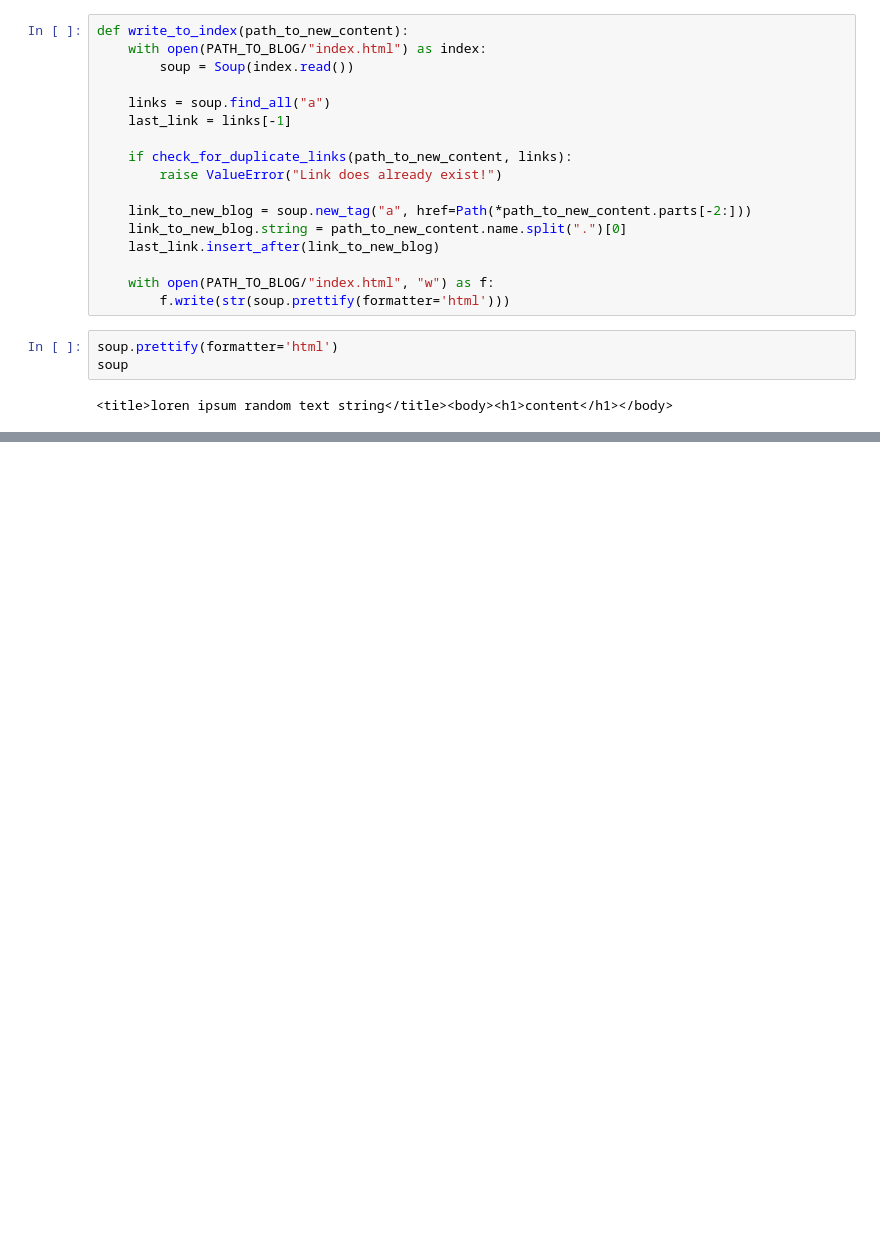
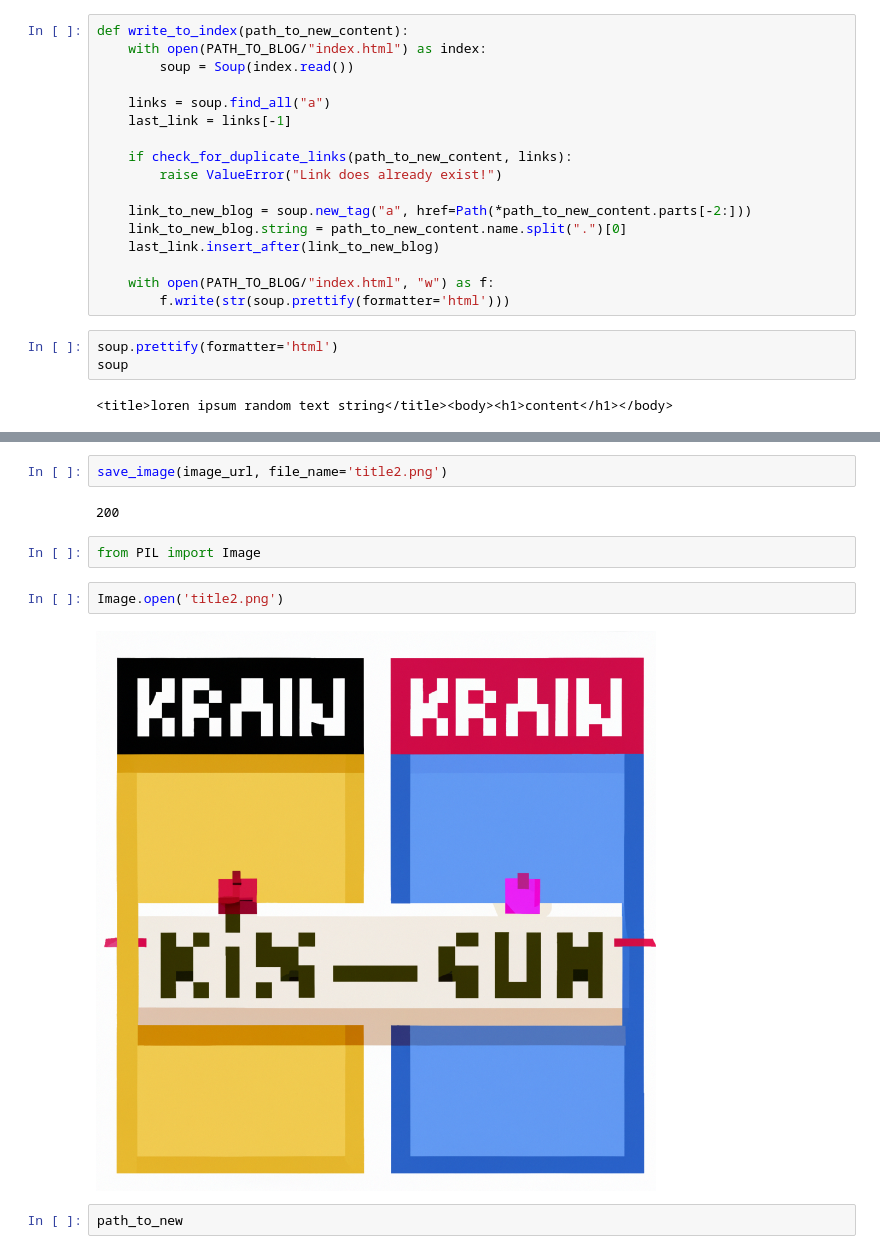
Before and after one commit to fmbyv/fmbyv.github.io, a Jupyter notebook: blogpost.ipynb, the cells around one changed output, grey strips where cells are left out. Cells and saved outputs as stored; diff of their text form; blank space fills up the shorter version.

```diff
--- a/blogpost.ipynb
+++ b/blogpost.ipynb
@@ -131,0 +210,12 @@ IndexError: list index out of range
+# %%
+save_image(image_url, file_name='title2.png')
+# %% [output]
+200
+# %%
+from PIL import Image
+# %%
+Image.open('title2.png')
+# %% [output]
+[figure, added]
+# %%
+path_to_new
```
Also changed, not shown: parts of 14 cells of this notebook, 4 other files.
